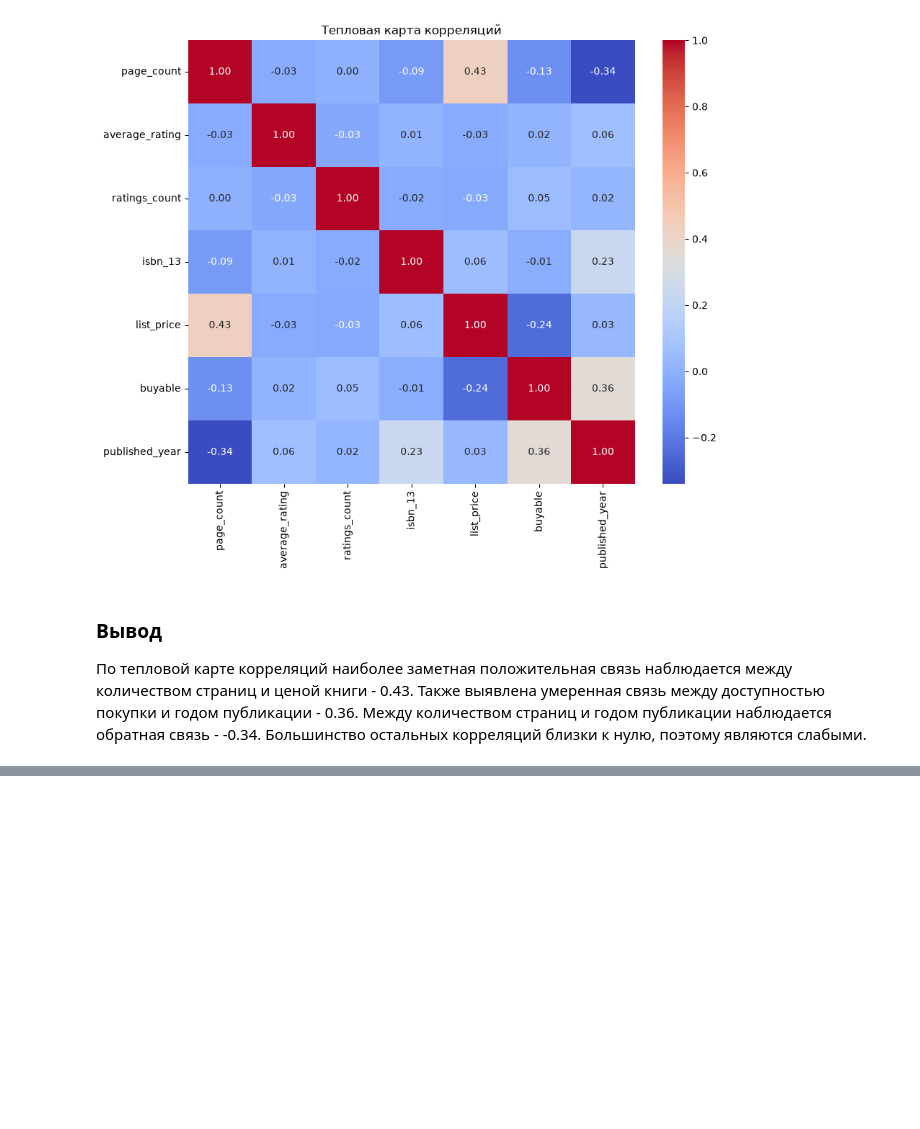
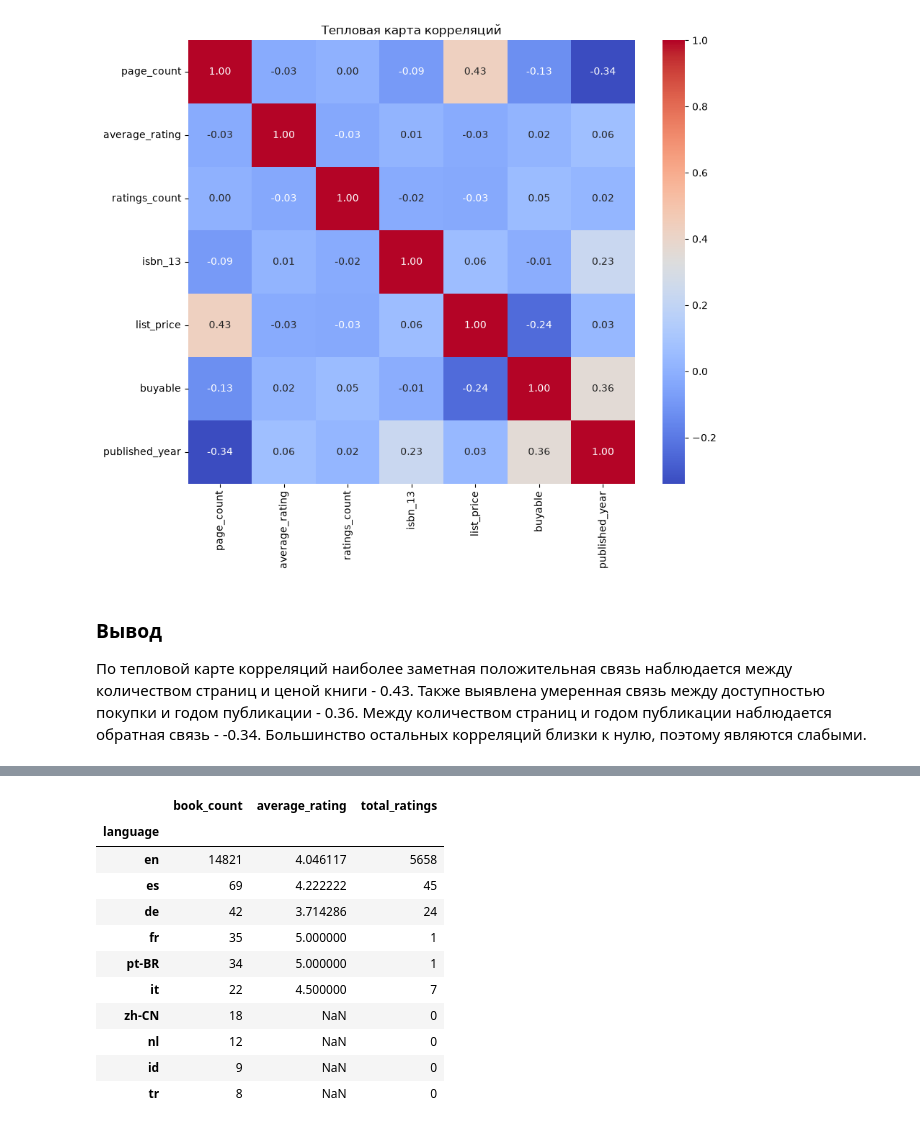
Before and after one commit to saiddeliev/Analysis_google_books, a Jupyter notebook: notebook/analysis.ipynb, the cells around one changed output, grey strips where cells are left out. Drawn from its saved outputs; the diff is of its cells as text; code cells hidden in the pictures; blank space fills up the shorter version.

```diff
--- a/notebook/analysis.ipynb
+++ b/notebook/analysis.ipynb
@@ -355,0 +421,26 @@ plt.show()
+# %%
+language_stats = df.groupby("language").agg(
+    book_count = ("book_id", "count"),
+    average_rating = ("average_rating", "mean"),
+    total_ratings = ("ratings_count", "sum")
+)
+
+language_stats = language_stats.sort_values(
+    "book_count",
+    ascending=False
+)
+
+language_stats.head(10)
+# %% [output]
+|  | book_count | average_rating | total_ratings |
+| language |  |  |  |
+| en | 14821 | 4.046117 | 5658 |
+| es | 69 | 4.222222 | 45 |
+| de | 42 | 3.714286 | 24 |
+| fr | 35 | 5.000000 | 1 |
+| pt-BR | 34 | 5.000000 | 1 |
+| it | 22 | 4.500000 | 7 |
+| zh-CN | 18 | NaN | 0 |
+| nl | 12 | NaN | 0 |
+| id | 9 | NaN | 0 |
+| tr | 8 | NaN | 0 |
```
Also changed, not shown: parts of 6 cells of this notebook.
